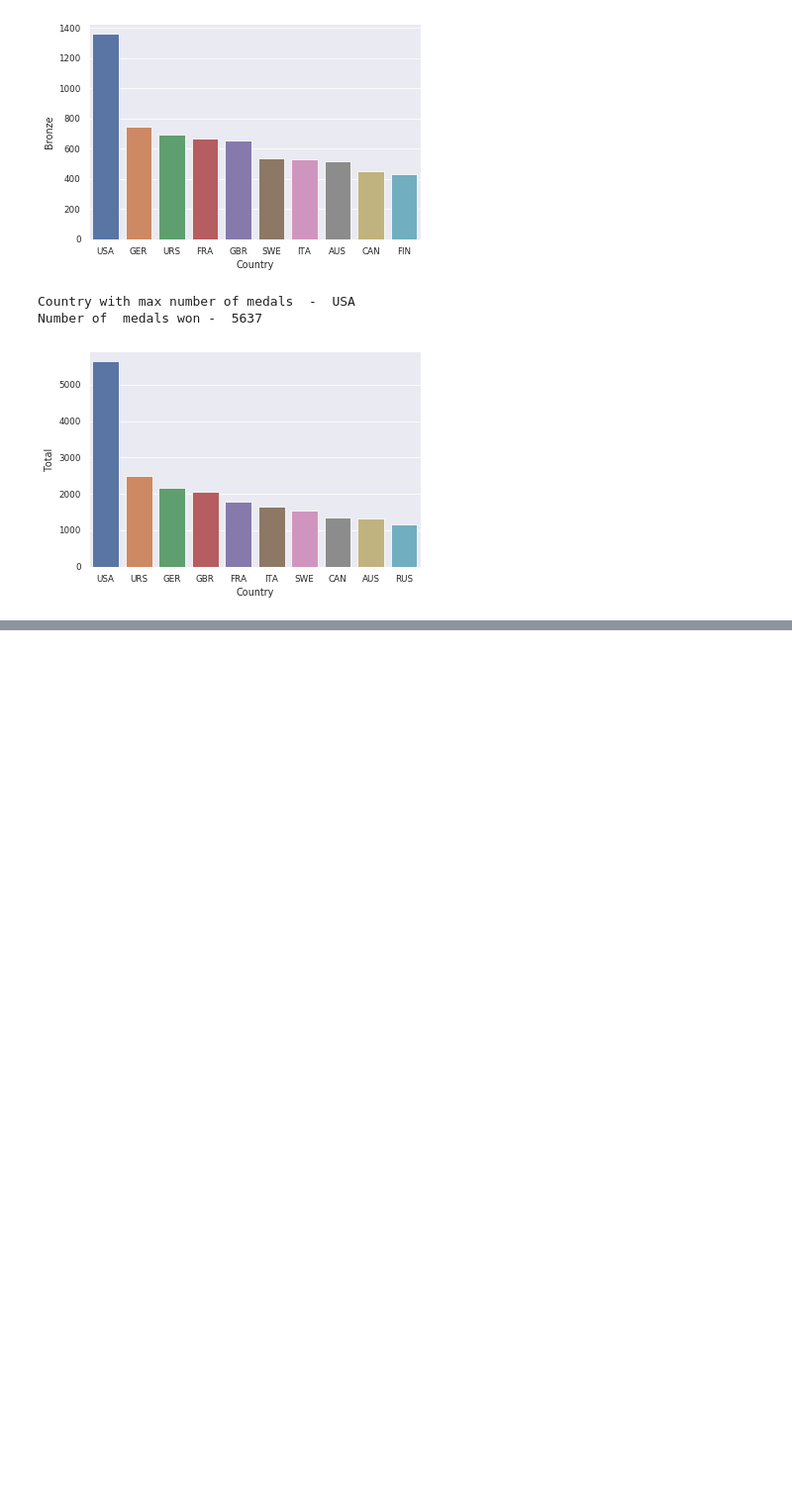
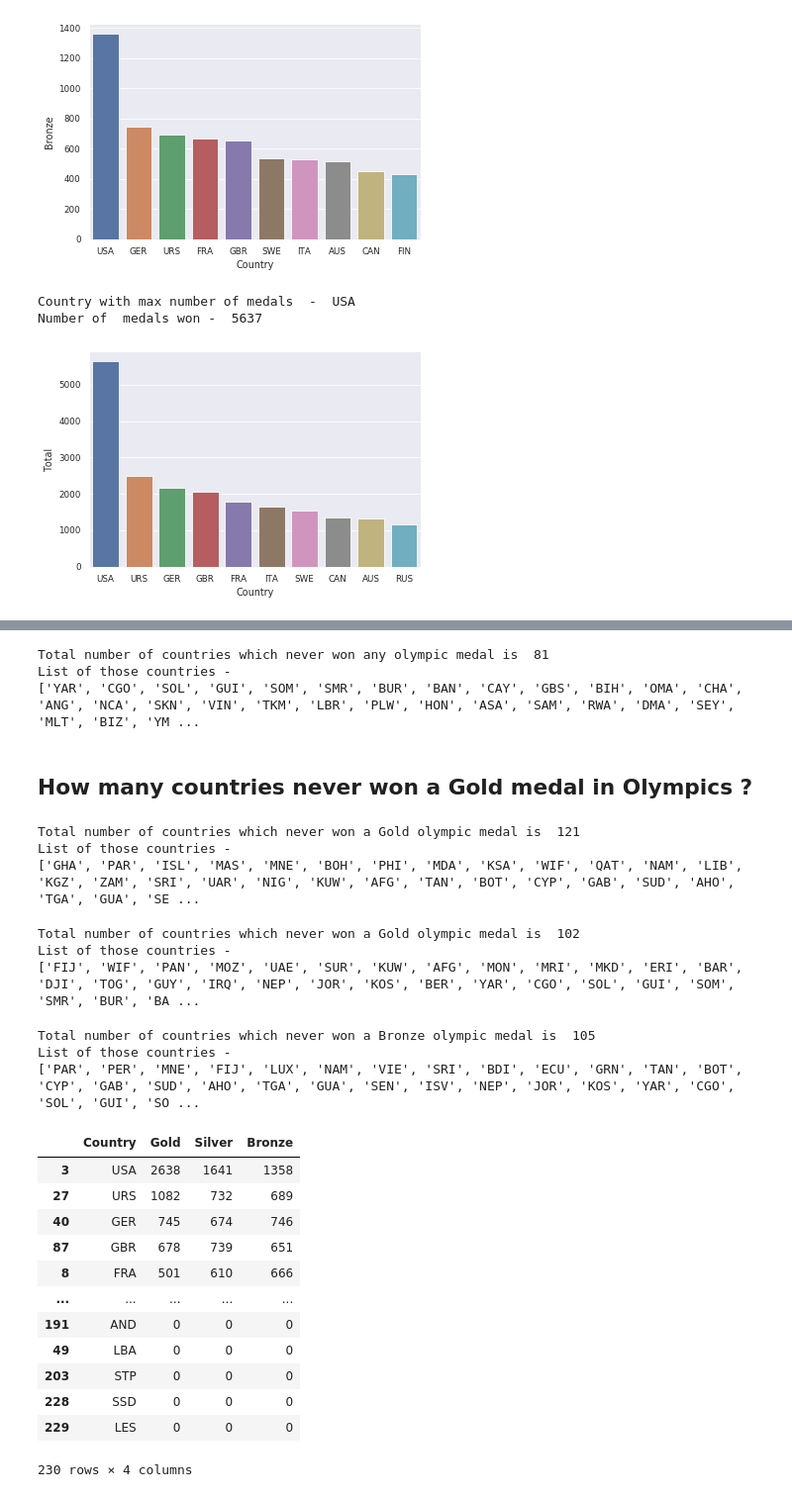
Before and after one commit to AMMLRepos/Data-Analysis-120-years-of-olympic-history, a Jupyter notebook: data_analysis_120_years_of_olympic.ipynb, the cells around one changed output, grey strips where cells are left out. Shown at 99% size. Drawn from its saved outputs; the diff is of its cells as text; code cells hidden in the pictures; blank space fills up the shorter version.

```diff
--- a/data_analysis_120_years_of_olympic.ipynb
+++ b/data_analysis_120_years_of_olympic.ipynb
@@ -575,0 +579,54 @@ sns.barplot(x = "Country", y = "Total", data = medal_count_df.head(10));
+# %%
+never_won_any_medal = medal_count_df[medal_count_df["Total"] == 0]
+print("Total number of countries which never won any olympic medal is ", len(never_won_any_medal))
+print("List of those countries - ")
+print(never_won_any_medal["Country"].tolist())
+# %% [output]
+Total number of countries which never won any olympic medal is  81
+List of those countries -
+['YAR', 'CGO', 'SOL', 'GUI', 'SOM', 'SMR', 'BUR', 'BAN', 'CAY', 'GBS', 'BIH', 'OMA', 'CHA', 'ANG', 'NCA', 'SKN', 'VIN', 'TKM', 'LBR', 'PLW', 'HON', 'ASA', 'SAM', 'RWA', 'DMA', 'SEY', 'MLT', 'BIZ', 'YM ...
+# %% [markdown]
+## How many countries never won a Gold medal in Olympics ?
+# %%
+never_won_any_medal = medal_count_df[medal_count_df["Gold"] == 0]
+print("Total number of countries which never won a Gold olympic medal is ", len(never_won_any_medal))
+print("List of those countries - ")
+print(never_won_any_medal["Country"].tolist())
+# %% [output]
+Total number of countries which never won a Gold olympic medal is  121
+List of those countries -
+['GHA', 'PAR', 'ISL', 'MAS', 'MNE', 'BOH', 'PHI', 'MDA', 'KSA', 'WIF', 'QAT', 'NAM', 'LIB', 'KGZ', 'ZAM', 'SRI', 'UAR', 'NIG', 'KUW', 'AFG', 'TAN', 'BOT', 'CYP', 'GAB', 'SUD', 'AHO', 'TGA', 'GUA', 'SE ...
+# %%
+never_won_any_medal = medal_count_df[medal_count_df["Silver"] == 0]
+print("Total number of countries which never won a Silver olympic medal is ", len(never_won_any_medal))
+print("List of those countries - ")
+print(never_won_any_medal["Country"].tolist())
+# %% [output]
+Total number of countries which never won a Gold olympic medal is  102
+List of those countries -
+['FIJ', 'WIF', 'PAN', 'MOZ', 'UAE', 'SUR', 'KUW', 'AFG', 'MON', 'MRI', 'MKD', 'ERI', 'BAR', 'DJI', 'TOG', 'GUY', 'IRQ', 'NEP', 'JOR', 'KOS', 'BER', 'YAR', 'CGO', 'SOL', 'GUI', 'SOM', 'SMR', 'BUR', 'BA ...
+# %%
+never_won_any_medal = medal_count_df[medal_count_df["Bronze"] == 0]
+print("Total number of countries which never won a Bronze olympic medal is ", len(never_won_any_medal))
+print("List of those countries - ")
+print(never_won_any_medal["Country"].tolist())
+# %% [output]
+Total number of countries which never won a Bronze olympic medal is  105
+List of those countries -
+['PAR', 'PER', 'MNE', 'FIJ', 'LUX', 'NAM', 'VIE', 'SRI', 'BDI', 'ECU', 'GRN', 'TAN', 'BOT', 'CYP', 'GAB', 'SUD', 'AHO', 'TGA', 'GUA', 'SEN', 'ISV', 'NEP', 'JOR', 'KOS', 'YAR', 'CGO', 'SOL', 'GUI', 'SO ...
+# %%
+medal_count_df["Total"]
+# %% [output]
+|  | Country | Gold | Silver | Bronze |
+| 3 | USA | 2638 | 1641 | 1358 |
+| 27 | URS | 1082 | 732 | 689 |
+| 40 | GER | 745 | 674 | 746 |
+| 87 | GBR | 678 | 739 | 651 |
+| 8 | FRA | 501 | 610 | 666 |
+| ... | ... | ... | ... | ... |
+| 191 | AND | 0 | 0 | 0 |
+| 49 | LBA | 0 | 0 | 0 |
+| 203 | STP | 0 | 0 | 0 |
+| 228 | SSD | 0 | 0 | 0 |
+| 229 | LES | 0 | 0 | 0 |
+230 rows × 4 columns
```
Also changed, not shown: parts of 4 cells of this notebook.
